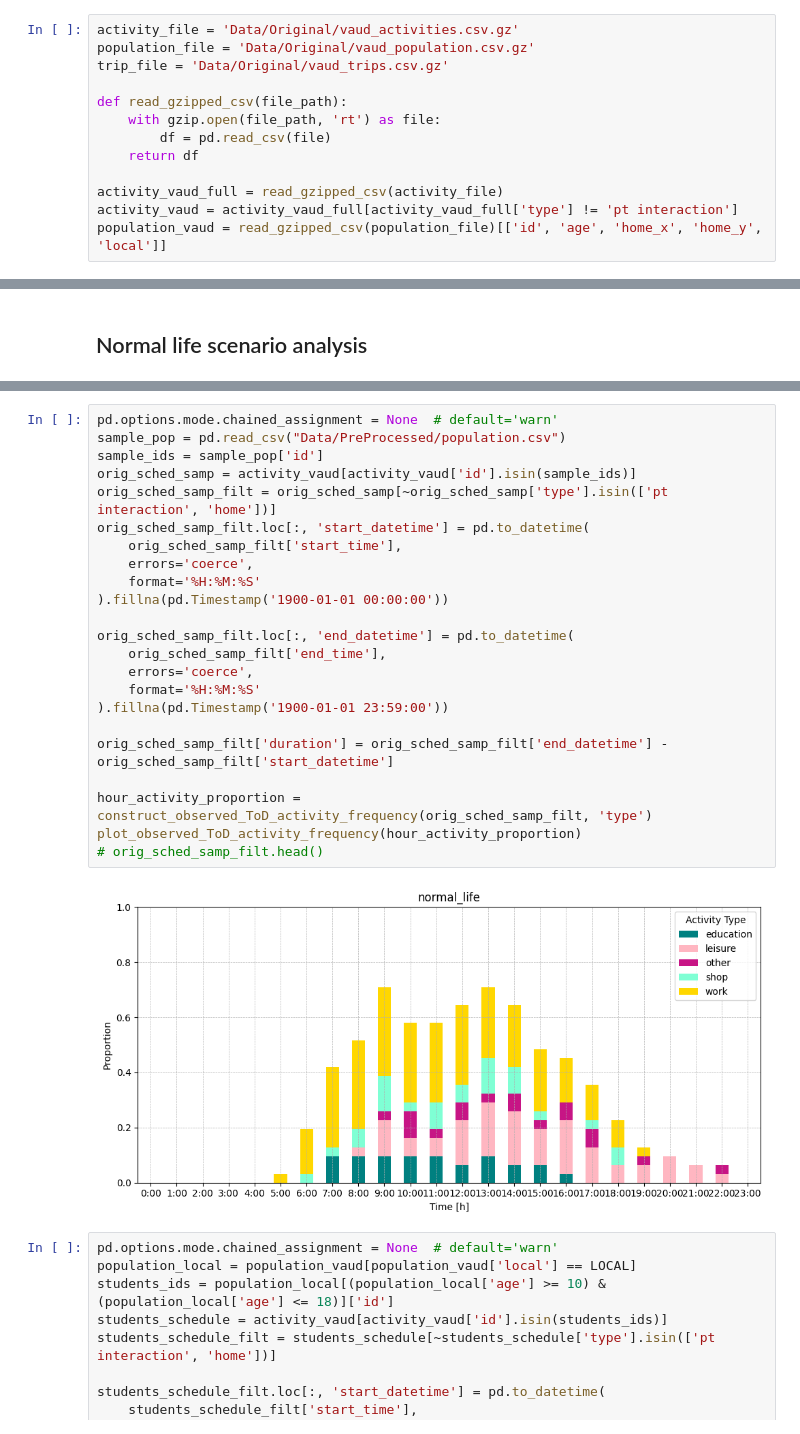
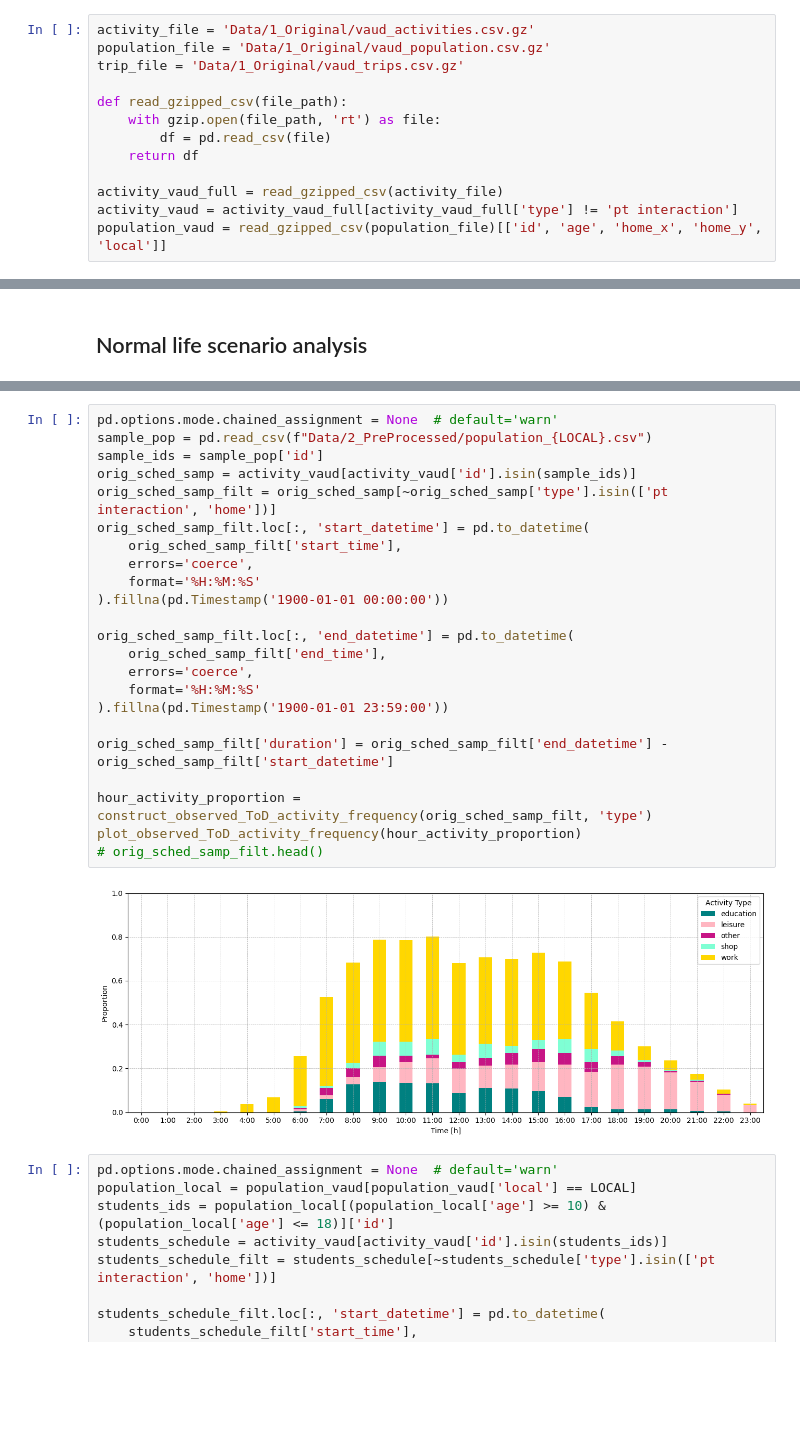
Before and after one commit to phellich/scheduling, a Jupyter notebook: Results_exploration.ipynb, the cells around one changed output, grey strips where cells are left out. Drawn from its saved outputs; the diff is of its cells as text; blank space fills up the shorter version.

```diff
--- a/Results_exploration.ipynb
+++ b/Results_exploration.ipynb
@@ -31,8 +29,8 @@ population_csv = pd.read_csv(f"Data/PreProcessed/population_{LOCAL}_{TIME_INTERV
 NUM_ACTIVITIES = len(activity_csv) + 3
 # %%
-activity_file = 'Data/Original/vaud_activities.csv.gz'
-population_file = 'Data/Original/vaud_population.csv.gz'
-trip_file = 'Data/Original/vaud_trips.csv.gz'
+activity_file = 'Data/1_Original/vaud_activities.csv.gz'
+population_file = 'Data/1_Original/vaud_population.csv.gz'
+trip_file = 'Data/1_Original/vaud_trips.csv.gz'
 
 def read_gzipped_csv(file_path):
     with gzip.open(file_path, 'rt') as file:
@@ -440,28 +411,28 @@ Series([], dtype: float64)
 # %%
 pd.options.mode.chained_assignment = None  # default='warn'
-sample_pop = pd.read_csv("Data/PreProcessed/population.csv")
+sample_pop = pd.read_csv(f"Data/2_PreProcessed/population_{LOCAL}.csv")
 sample_ids = sample_pop['id']
 orig_sched_samp = activity_vaud[activity_vaud['id'].isin(sample_ids)]
 orig_sched_samp_filt = orig_sched_samp[~orig_sched_samp['type'].isin(['pt interaction', 'home'])]
 orig_sched_samp_filt.loc[:, 'start_datetime'] = pd.to_datetime(
     orig_sched_samp_filt['start_time'],
     errors='coerce',
     format='%H:%M:%S'
 ).fillna(pd.Timestamp('1900-01-01 00:00:00'))
 
 orig_sched_samp_filt.loc[:, 'end_datetime'] = pd.to_datetime(
     orig_sched_samp_filt['end_time'],
     errors='coerce',
     format='%H:%M:%S'
 ).fillna(pd.Timestamp('1900-01-01 23:59:00'))
 
 orig_sched_samp_filt['duration'] = orig_sched_samp_filt['end_datetime'] - orig_sched_samp_filt['start_datetime']
 
 hour_activity_proportion = construct_observed_ToD_activity_frequency(orig_sched_samp_filt, 'type')
 plot_observed_ToD_activity_frequency(hour_activity_proportion)
 # orig_sched_samp_filt.head()
 # %% [output]
-[figure, old version]
+[figure, new version]
 # %%
 pd.options.mode.chained_assignment = None  # default='warn'
 population_local = population_vaud[population_vaud['local'] == LOCAL]
```
Also changed, not shown: parts of 4 cells of this notebook, 20 other files.
